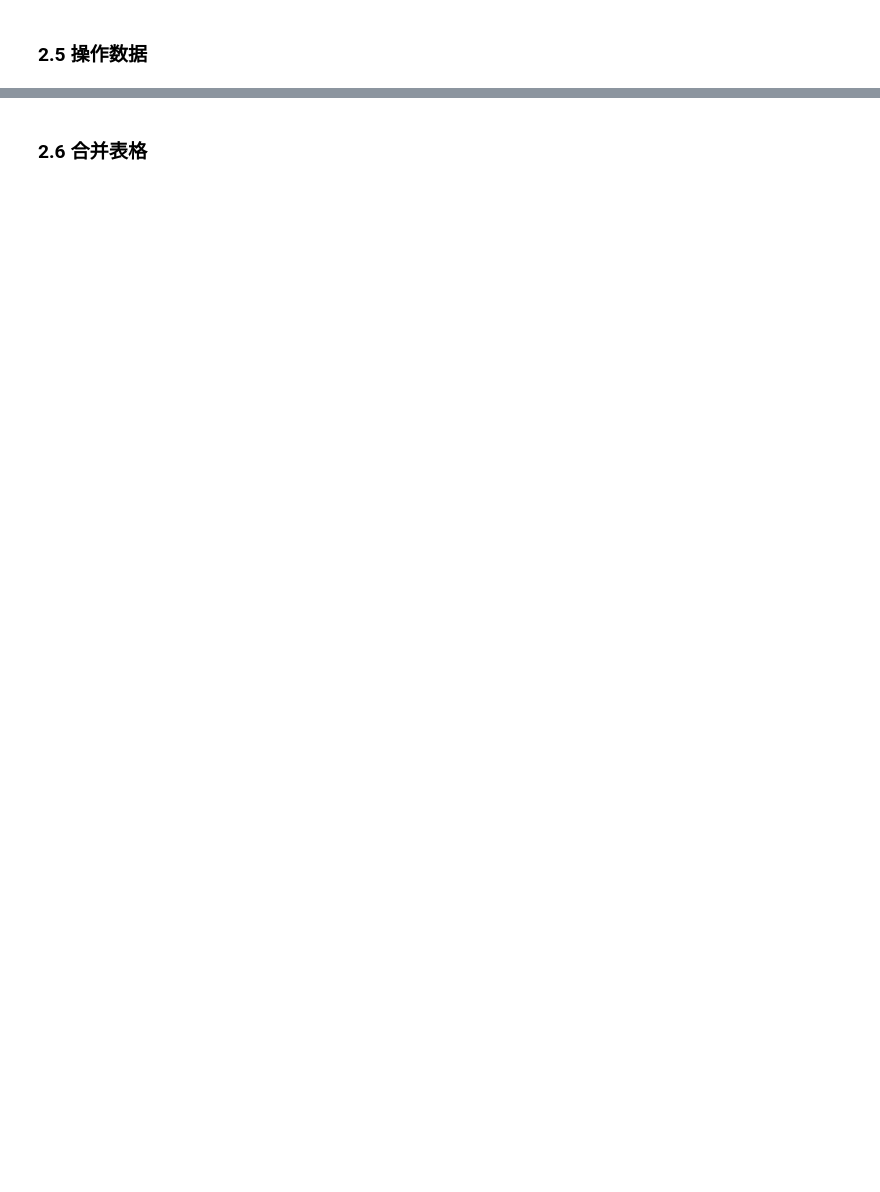
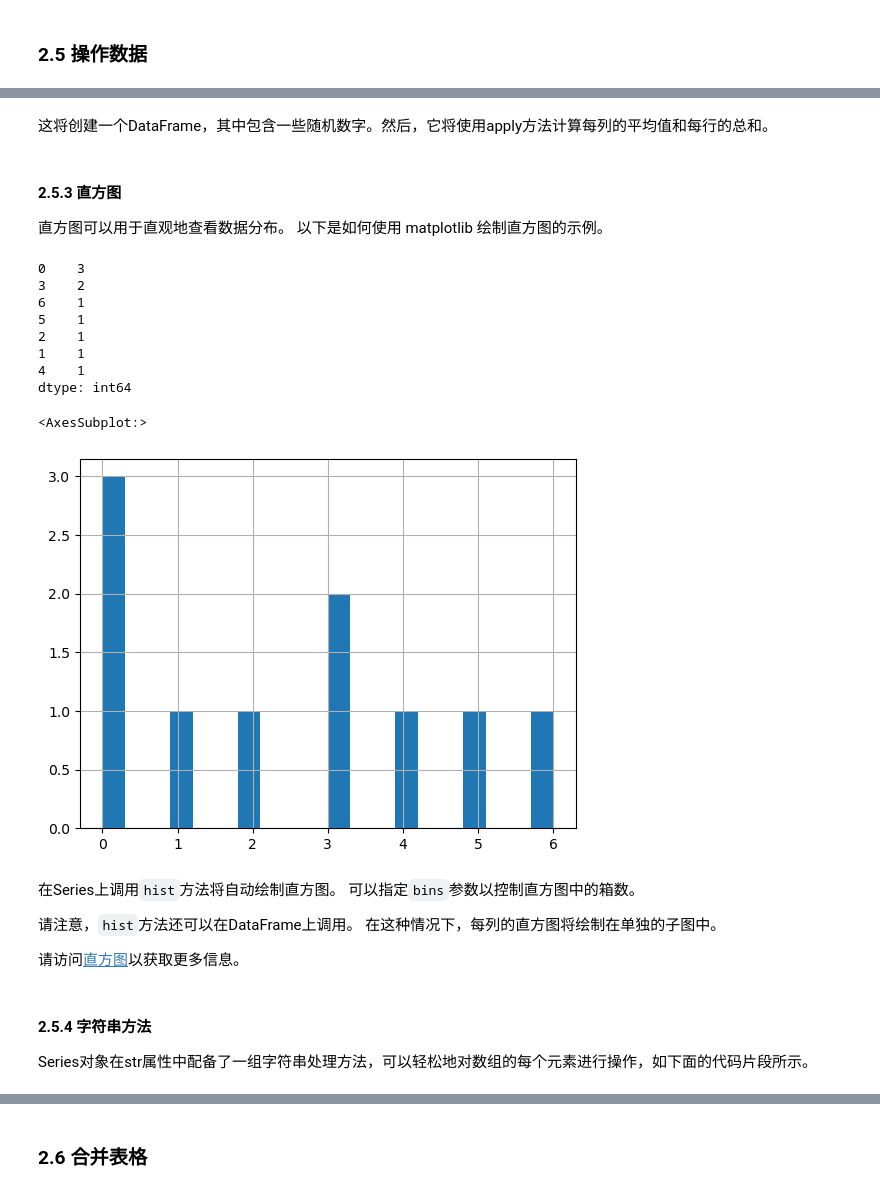
Before and after one commit to dptech-corp/bohrium-notebook, a Jupyter notebook: Proem/Pandas_Quick_Start_Tutorial.ipynb, the cells around one changed output, grey strips where cells are left out. Cells and saved outputs as stored; diff of their text form; code cells hidden in the pictures; blank space fills up the shorter version.

```diff
--- a/Proem/Pandas_Quick_Start_Tutorial.ipynb
+++ b/Proem/Pandas_Quick_Start_Tutorial.ipynb
@@ -309,0 +478,39 @@ print(f'所用时间是上一步的 {np.divide(time2, time1):.3f} 倍')
+# %% [markdown]
+这将创建一个DataFrame，其中包含一些随机数字。然后，它将使用apply方法计算每列的平均值和每行的总和。
+# %% [markdown]
+#### 2.5.3 直方图
+
+直方图可以用于直观地查看数据分布。 以下是如何使用 matplotlib 绘制直方图的示例。
+# %%
+
+import pandas as pd
+import numpy as np
+import matplotlib.pyplot as plt
+
+# 创建一个Series
+s = pd.Series(np.random.randint(0, 7, size=10))
+print(s.value_counts())
+# 绘制直方图
+s.hist(bins=20)
+# %% [output]
+0    3
+3    2
+6    1
+5    1
+2    1
+1    1
+4    1
+dtype: int64
+<AxesSubplot:>
+[figure, added]
+# %% [markdown]
+
+在Series上调用`hist`方法将自动绘制直方图。 可以指定`bins`参数以控制直方图中的箱数。
+
+请注意，`hist`方法还可以在DataFrame上调用。 在这种情况下，每列的直方图将绘制在单独的子图中。
+
+请访问[直方图](https://pandas.pydata.org/pandas-docs/version/0.13/10min.html#histogramming)以获取更多信息。
+# %% [markdown]
+#### 2.5.4 字符串方法
+
+Series对象在str属性中配备了一组字符串处理方法，可以轻松地对数组的每个元素进行操作，如下面的代码片段所示。
```
Also changed, not shown: parts of 58 cells of this notebook.
